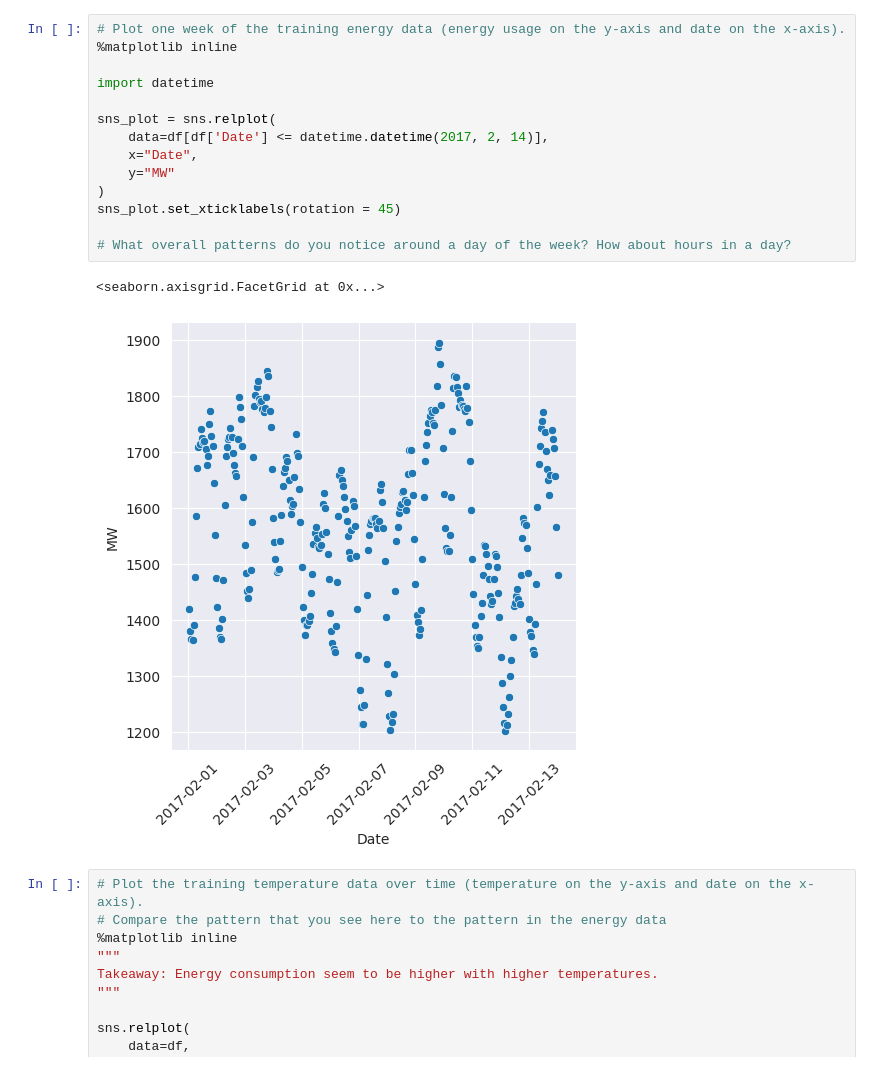
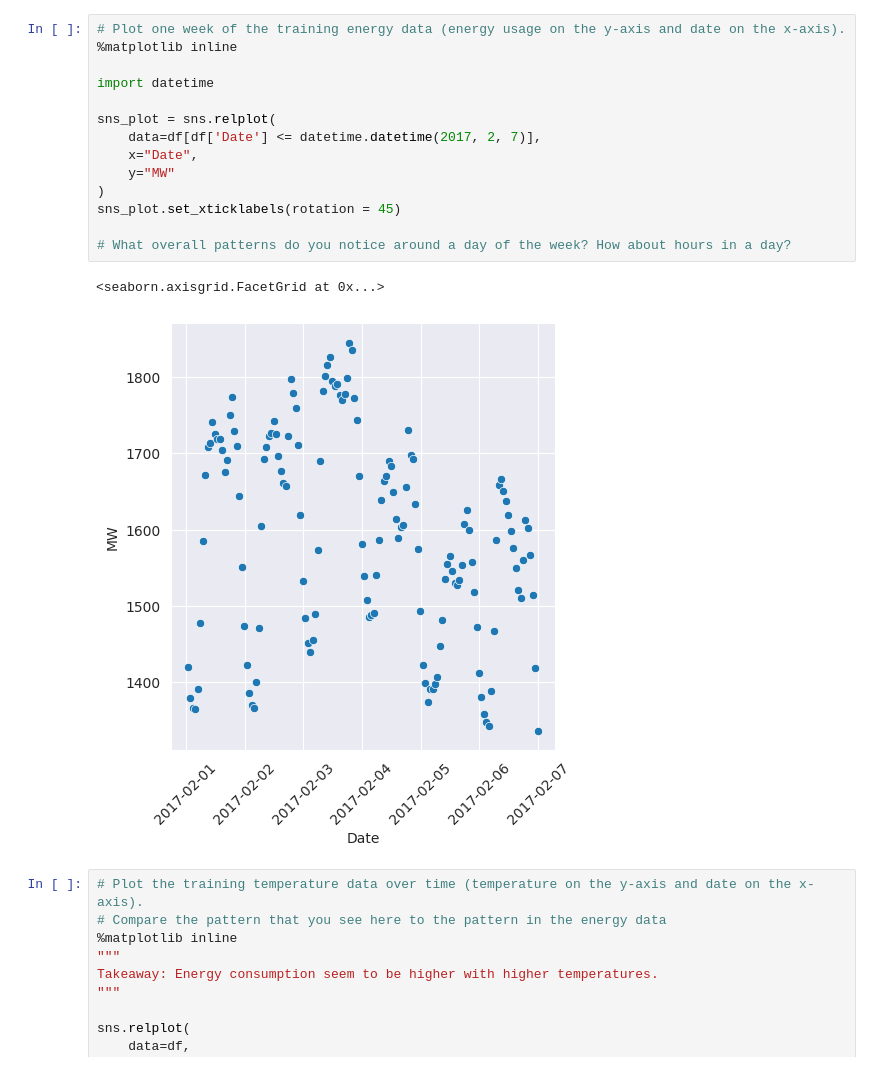
Before and after one commit to valentinogagliardi/time-series-forecasting-python, a Jupyter notebook: Milestone-2/milestone-2.ipynb, the cells around one changed output. Drawn from its saved outputs; the diff is of its cells as text.

```diff
--- a/Milestone-2/milestone-2.ipynb
+++ b/Milestone-2/milestone-2.ipynb
@@ -21,20 +25,20 @@ sns_plot.set_xticklabels(rotation = 45)
 # %%
 # Plot one week of the training energy data (energy usage on the y-axis and date on the x-axis).
 %matplotlib inline
 
 import datetime
 
 sns_plot = sns.relplot(
-    data=df[df['Date'] <= datetime.datetime(2017, 2, 14)],
+    data=df[df['Date'] <= datetime.datetime(2017, 2, 7)],
     x="Date",
     y="MW"
 )
 sns_plot.set_xticklabels(rotation = 45)
 
 # What overall patterns do you notice around a day of the week? How about hours in a day?
 # %% [output]
 <seaborn.axisgrid.FacetGrid at 0x...>
-[figure, old version]
+[figure, new version]
 # %%
 # Plot the training temperature data over time (temperature on the y-axis and date on the x-axis).
 # Compare the pattern that you see here to the pattern in the energy data
```
Also changed, not shown: parts of 6 cells of this notebook, 2 other files.
